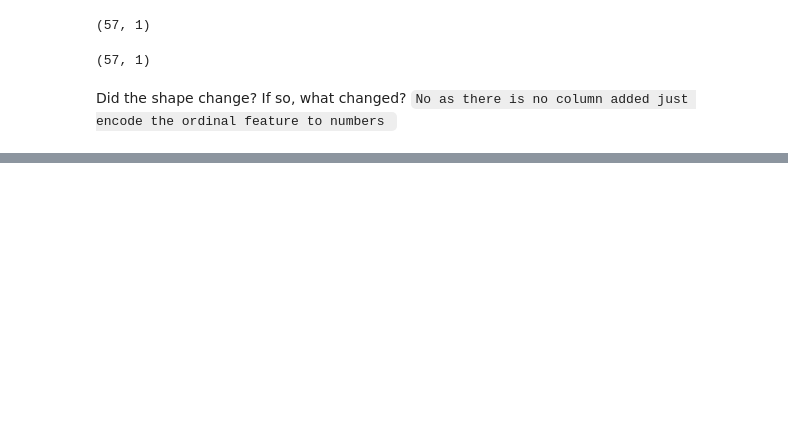
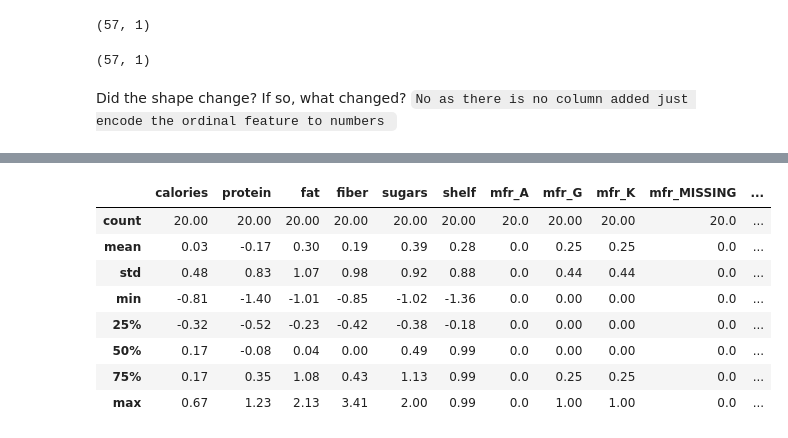
Before and after one commit to hekmat-ashqer/MLJourney2024, a Jupyter notebook: cereals Rating Prediction/cereals_Rating_Prediction.ipynb, the cells around one changed output, grey strips where cells are left out. Saved outputs shown, nothing was run; the diff lists cells and outputs as text; code cells hidden in the pictures; blank space fills up the shorter version.

```diff
--- a/cereals Rating Prediction/cereals_Rating_Prediction.ipynb
+++ b/cereals Rating Prediction/cereals_Rating_Prediction.ipynb
@@ -1081,0 +1288,4 @@ Did the shape change? If so, what changed?
+# %%
+# re-combine the 3 dataframes of testing data
+X_test_processed = pd.concat([X_test_num_scaled, X_test_ord_scaled, X_test_cat_encoded], axis=1)
+X_test_processed.head()
@@ -1081,0 +1299,12 @@ Did the shape change? If so, what changed?
+# %%
+X_test_processed.describe().round(2)
+# %% [output]
+|  | calories | protein | fat | fiber | sugars | shelf | mfr_A | mfr_G | mfr_K | mfr_MISSING | ... |
+| count | 20.00 | 20.00 | 20.00 | 20.00 | 20.00 | 20.00 | 20.0 | 20.00 | 20.00 | 20.0 | ... |
+| mean | 0.03 | -0.17 | 0.30 | 0.19 | 0.39 | 0.28 | 0.0 | 0.25 | 0.25 | 0.0 | ... |
+| std | 0.48 | 0.83 | 1.07 | 0.98 | 0.92 | 0.88 | 0.0 | 0.44 | 0.44 | 0.0 | ... |
+| min | -0.81 | -1.40 | -1.01 | -0.85 | -1.02 | -1.36 | 0.0 | 0.00 | 0.00 | 0.0 | ... |
+| 25% | -0.32 | -0.52 | -0.23 | -0.42 | -0.38 | -0.18 | 0.0 | 0.00 | 0.00 | 0.0 | ... |
+| 50% | 0.17 | -0.08 | 0.04 | 0.00 | 0.49 | 0.99 | 0.0 | 0.00 | 0.00 | 0.0 | ... |
+| 75% | 0.17 | 0.35 | 1.08 | 0.43 | 1.13 | 0.99 | 0.0 | 0.25 | 0.25 | 0.0 | ... |
+| max | 0.67 | 1.23 | 2.13 | 3.41 | 2.00 | 0.99 | 0.0 | 1.00 | 1.00 | 0.0 | ... |
```
Also changed, not shown: parts of 27 cells of this notebook.
